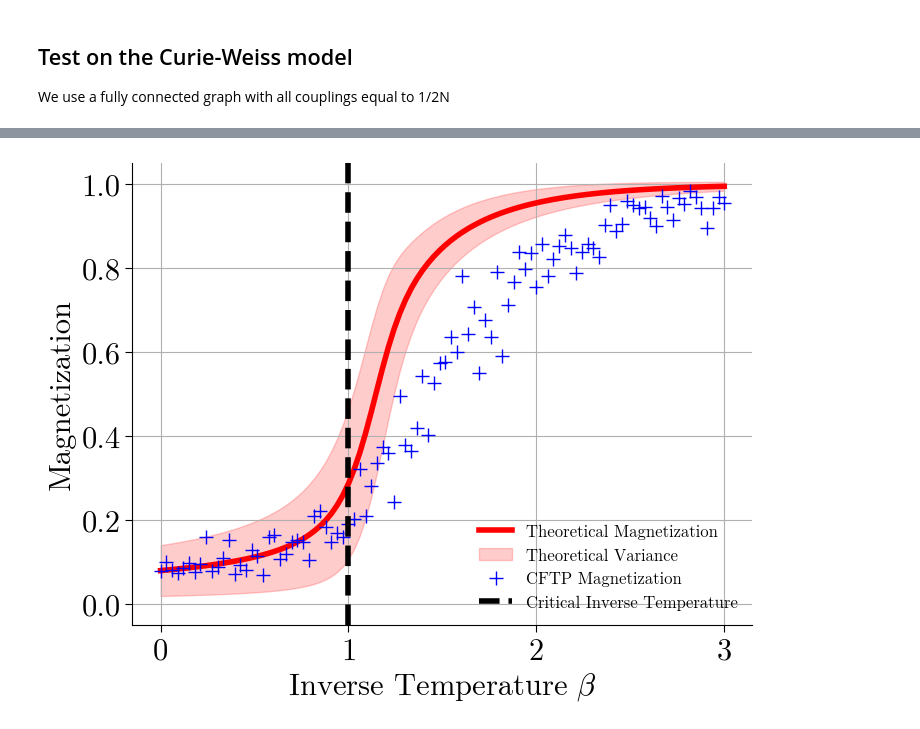
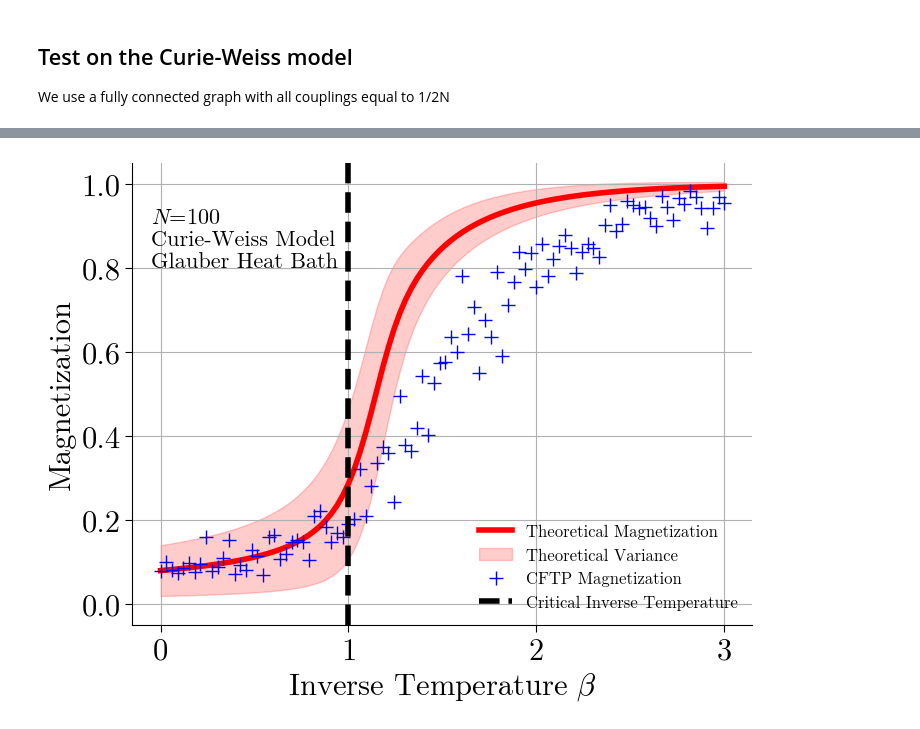
Before and after one commit to LukasPeron/Propp-Wilson-disordered-spins-systems, a Jupyter notebook: preli_work/true_algo_disordered_spins.ipynb, the cells around one changed output, grey strips where cells are left out. Drawn from its saved outputs; the diff is of its cells as text; code cells hidden in the pictures.

```diff
--- a/preli_work/true_algo_disordered_spins.ipynb
+++ b/preli_work/true_algo_disordered_spins.ipynb
@@ -90,7 +90,7 @@ def F_beta_Metropolis(beta, U):
     else:
         return np.exp(-2 * beta * U)
 
-def CFTP_BC_disordered(beta, G, coupling):
+def CFTP_BC_disordered_naive(beta, G, coupling):
     t = -1
     random_node = []
     random_spin_value = []
@@ -312,13 +294,14 @@ for beta in betas:
 # %%
 plt.plot(betas, theoretical_magnetizations, '-r', label='Theoretical Magnetization')
 plt.fill_between(betas, np.array(theoretical_magnetizations) - np.sqrt(theoretical_magnetization_variances),
                  np.array(theoretical_magnetizations) + np.sqrt(theoretical_magnetization_variances), color='red', alpha=0.2, label='Theoretical Variance')
 plt.plot(betas, magnetizations, '+b', label='CFTP Magnetization')
 plt.vlines(1.0, -0.05, 1.05, color='k', linestyle='--', label=r'Critical Inverse Temperature')
+plt.text(-0.05, 0.8, "$N$=100\nCurie-Weiss Model\nGlauber Heat Bath", fontsize=16)
 plt.ylim(-0.05, 1.05)
 plt.xlabel(r'Inverse Temperature $\beta$')
 plt.ylabel('Magnetization')
 plt.legend()
 plt.show()
 # %% [output]
-[figure, old version]
+[figure, new version]
```
Also changed, not shown: parts of 8 cells of this notebook, 2 other files.
